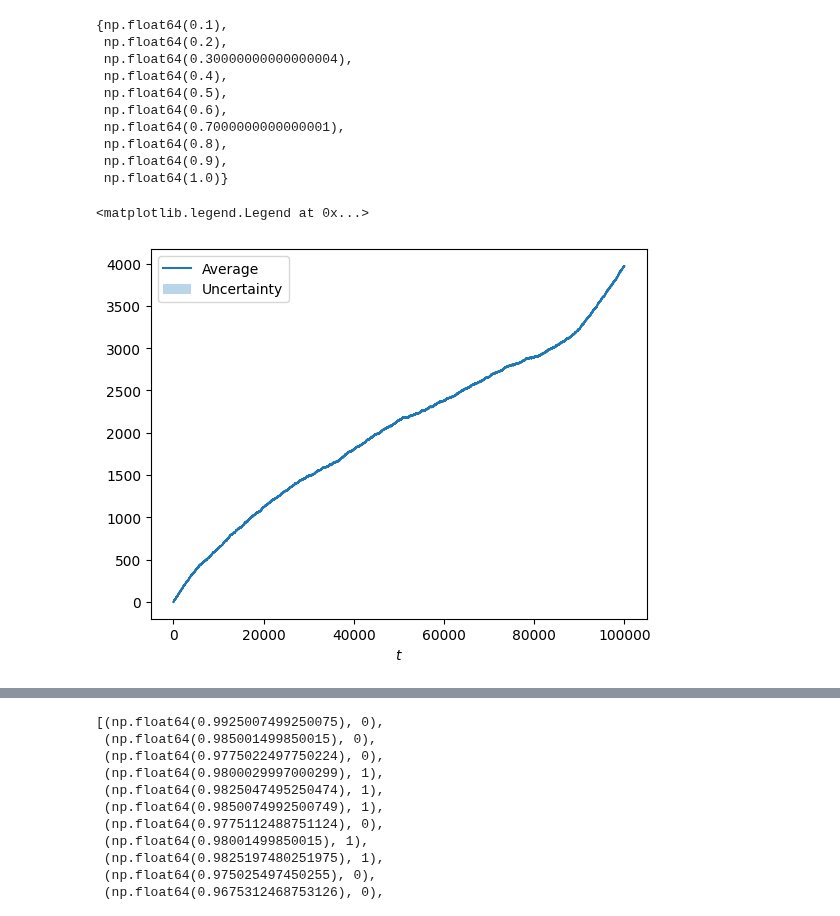
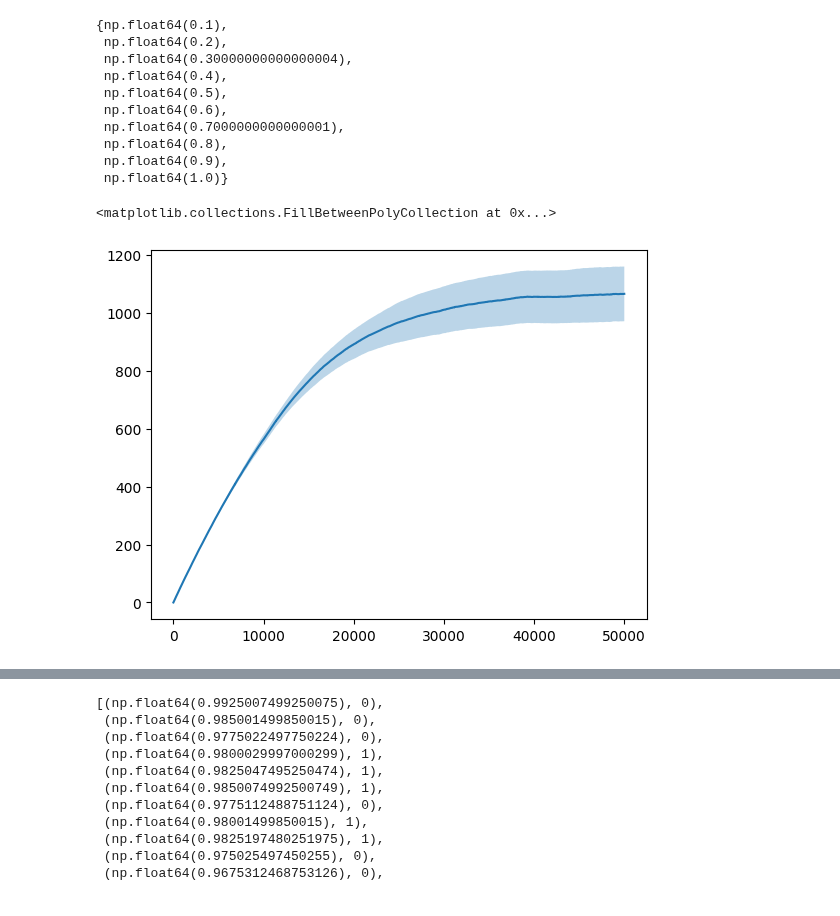
Before and after one commit to FabioFloris02/OLA2025_Floris_Sonzini_Parenti_Singh_Gottschling, a Jupyter notebook: OLA-project.ipynb, the cells around one changed output, grey strips where cells are left out. Drawn from its saved outputs; the diff is of its cells as text; code cells hidden in the pictures.

```diff
--- a/OLA-project.ipynb
+++ b/OLA-project.ipynb
@@ -561,7 +561,7 @@ class FFMultiplicativePacingAgent(Agent):
         self.budget = budget
         self.eta = eta
         self.T = T
-        self.rho = self.budget/self.T
+        self.rho = self.budget/self.T + 1.5
         self.lmbd = 1
         self.t = 0
         self.N_pulls = np.zeros(len(prices_set))
@@ -585,7 +585,7 @@ class FFMultiplicativePacingAgent(Agent):
         return self.prices_set[self.price_index]
 
     def update(self, f_t):
-        self.rho = self.budget/(self.T-self.t+1)
+        #self.rho = self.budget/(self.T-self.t+1)
         c_t = int(f_t > 0) # >=
         L = f_t - self.lmbd*(c_t-self.rho)
 
@@ -598,7 +598,7 @@ class FFMultiplicativePacingAgent(Agent):
         L_up = 1 -(1/self.rho)*(-self.rho)
         L_low = 0 -(1/self.rho)*(1-self.rho)
         rescaled_L = (L - L_low)/(L_up-L_low)
-        self.exp3.update(1 -rescaled_L) # we need to maximize L
+        self.exp3.update(1 -L) # we need to maximize L
 
         # update lagrangian multiplier
         self.lmbd = np.clip(self.lmbd-self.eta*(self.rho-c_t),
@@ -703,7 +703,7 @@ eta = gamma / (2 * K)
 #### Parameters
 # %%
 # Parameters
-T = 100000
+T = 50000
 B = T * 3/4
 
 # Prices
@@ -824,6 +824,7 @@ Distribuzione 133: mean = 0.300, var = 0.019
 # %%
 prices_arr = []
 rewards = []
+budget_per_trial =[]
 
 residual_budget = []
 
@@ -831,7 +832,7 @@ residual_budget = []
 clairvoyant = SingleProductHighltyNonStationaryClairvoyant(T, B, prices, valuation_distributions)
 expected_clairvoyant_utilities = clairvoyant.run()
 
-n_trials = 1
+n_trials = 5
 regret_per_trial = []
 for trial in range(n_trials):
 
@@ -840,6 +841,7 @@ for trial in range(n_trials):
   multiplicative_pacing_agent = FFMultiplicativePacingAgent(prices, B, T, eta, learning_rate)
   count = 0
   agent_rewards = []
+  budget=[]
   for t in range(T):
     if(count>=B):
       r_t = 0
@@ -861,10 +863,11 @@ for trial in range(n_trials):
       agent_rewards.append(r_t)
       if(r_t > 0):
         count = count + 1
-
+    budget.append(multiplicative_pacing_agent.get_budget())
   agent_rewards = np.array(agent_rewards)
   cumulative_regret = np.cumsum(expected_clairvoyant_utilities - agent_rewards)
   regret_per_trial.append(cumulative_regret)
+  budget_per_trial.append(budget)
 
   residual_budget.append(multiplicative_pacing_agent.get_budget())
 
@@ -962,17 +965,17 @@ set(prices_arr)
 # %%
 average_regret = regret_per_trial.mean(axis=0) # mean
 regret_sd = regret_per_trial.std(axis=0) # standard deviation
+average_budget = np.array(budget_per_trial).mean(axis=0)
+budget_sd = np.array(budget_per_trial).std(axis=0)
 
 plt.plot(np.arange(T), average_regret, label="Average")
 plt.fill_between(
     np.arange(T),
     average_regret-regret_sd/np.sqrt(n_trials),
     average_regret+regret_sd/np.sqrt(n_trials),
     alpha=0.3,
     label="Uncertainty"
 )
-plt.xlabel("$t$")
-plt.legend()
 # %% [output]
-<matplotlib.legend.Legend at 0x...>
+<matplotlib.collections.FillBetweenPolyCollection at 0x...>
-[figure, old version]
+[figure, new version]
```
Also changed, not shown: parts of 10 cells of this notebook.
